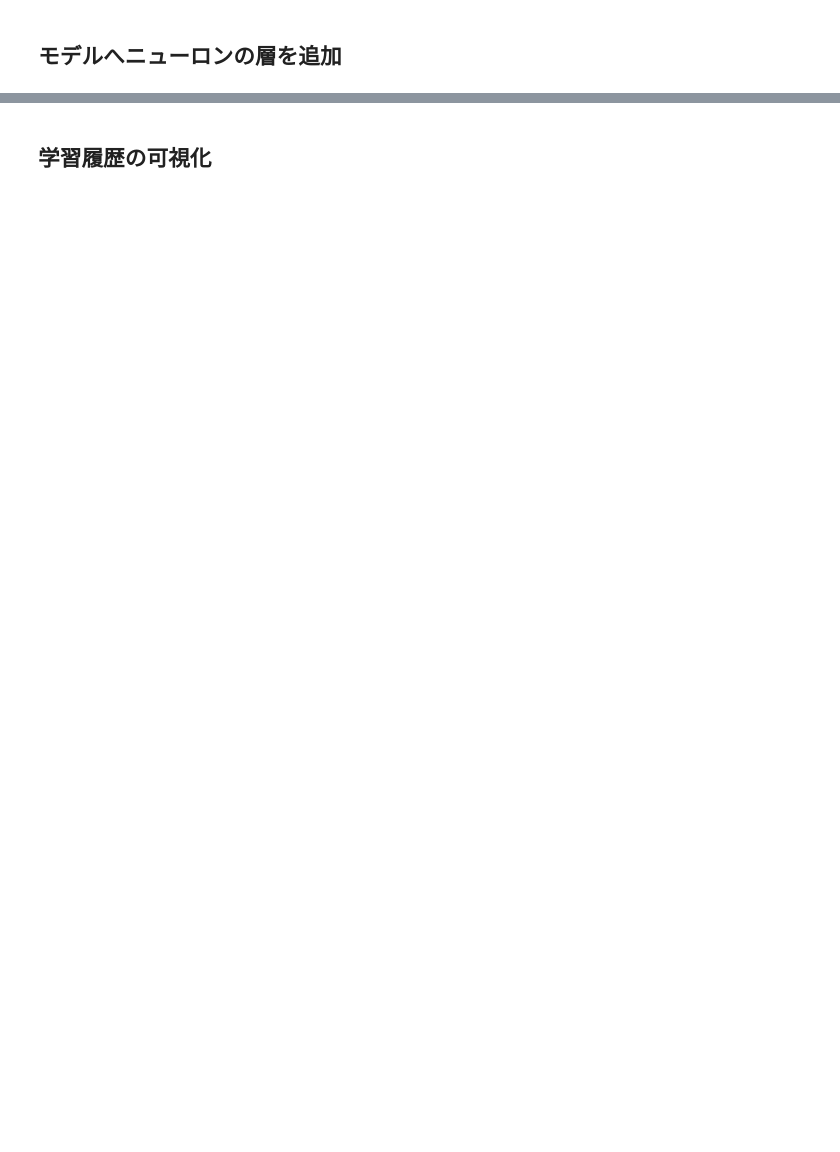
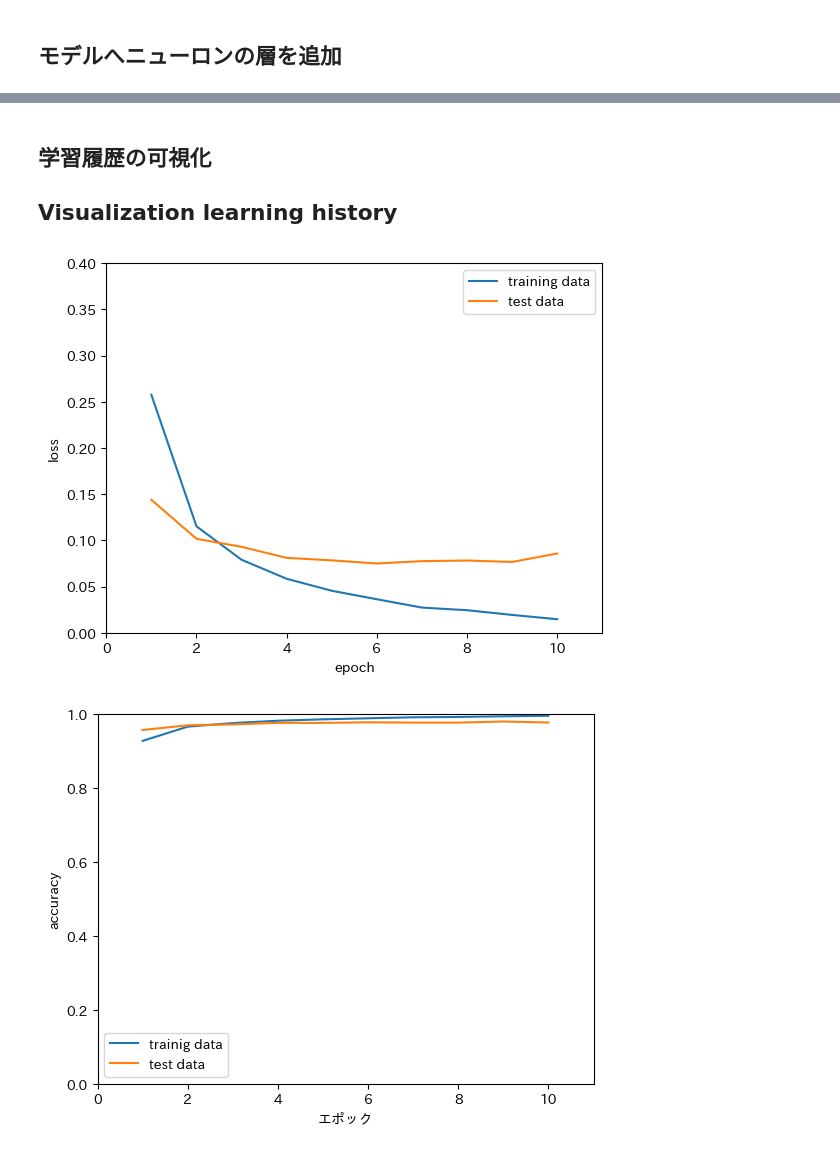
Before and after one commit to harabou/NCD_biostat, a Jupyter notebook: mnist.ipynb, the cells around one changed output, grey strips where cells are left out. Drawn from its saved outputs; the diff is of its cells as text; code cells hidden in the pictures; blank space fills up the shorter version.

```diff
--- a/mnist.ipynb
+++ b/mnist.ipynb
@@ -75,8 +137,7 @@ print(y_train[0:4])
 # %%
 from tensorflow.keras.models import Sequential
 
-# 講義資料を参考にし、抜けている部分を自分で書き足しなさい
-model =
+model = Sequential()
 # %% [markdown]
 ## モデルへニューロンの層を追加
 # %%
@@ -86,15 +147,13 @@ from tensorflow.keras.layers import Dense, Dropout, Flatten
 
 # Flatten層の追加
 # 28画素×28画素の画像を1次元配列に変換する
-# 講義資料を参考にし、抜けている部分を自分で書き足しなさい
-model.add(Flatten(     ))
+
+model.add(Flatten(input_shape=(28,28)))
 
 # 中間層(隠れ層)の追加
-# 講義資料を参考にし、抜けている部分を自分で書き足しなさい
-model.add(Dense(       ))
+model.add(Dense(units=128, activation='relu'))
 
 # 出力層の追加
-# 講義資料を参考にし、抜けている部分を自分で書き足しなさい
-model.add(Dense(       ))
+model.add(Dense(units=10, activation='softmax'))
 # %% [markdown]
 ## モデルのコンパイル
@@ -101,7 +161,6 @@ model.add(Dense(       ))
 # %%
-# 講義資料を参考にし、抜けている部分を自分で書き足しなさい
-model.compile(optimizer =     ,
-              loss =        ,
-              metrics = [        ])
+model.compile(optimizer ='adam' ,
+              loss = 'categorical_crossentropy',
+              metrics = ['accuracy'])
 
 model.summary()
@@ -110,6 +184,5 @@ model.summary()
 # %%
 epochs = 10
 
-# 講義資料を参考にし、抜けている部分を自分で書き足しなさい
-results = model.fit(      ,      , epochs =    , \
-                    validation_data = (        ))
+results = model.fit(x_train,y_train, epochs = epochs , \
+                    validation_data = (x_test, y_test))
@@ -116,5 +210,6 @@ results = model.fit(      ,      , epochs =    , \
 # %% [markdown]
 ## 学習履歴の可視化
+## Visualization learning history
 # %%
 
 # 学習のエポック数のリストを生成
@@ -128,7 +223,7 @@ epo = range(1, epochs+1)
 fig = plt.figure()
 ax = fig.add_subplot(111)
 
-ax.set_xlabel("エポック")
+ax.set_xlabel("epoch")
 ax.set_ylabel("loss")
 
 
@@ -138,37 +233,40 @@ ax.set_ylim(0,0.4)
 
 
 # 訓練用データでの損失関数のグラフ
-ax.plot(epo, results.history["loss"], label="訓練用データ")
+ax.plot(epo, results.history["loss"], label="training data")
 # テスト用データでの損失関数のグラフ
-ax.plot(epo, results.history["val_loss"], label="テスト用データ")
+ax.plot(epo, results.history["val_loss"], label="test data")
 
 ax.legend()
 
 plt.show()
 
 
 #------------------------------
 # 正解率のグラフを表示
 #------------------------------
 
 
 fig = plt.figure()
 ax = fig.add_subplot(111)
 
 ax.set_xlabel("エポック")
 ax.set_ylabel("accuracy")
 
 ax.set_xlim(0,epochs + 1)
 ax.set_ylim(0,1)
 
 
 # 訓練用データでの正解率のグラフ
-ax.plot(epo, results.history["accuracy"], label="訓練用データ")
+ax.plot(epo, results.history["accuracy"], label="trainig data")
 # テスト用データでの正解率のグラフ
-ax.plot(epo, results.history["val_accuracy"], label="テスト用データ")
+ax.plot(epo, results.history["val_accuracy"], label="test data")
 
 ax.legend()
 
 plt.show()
+# %% [output]
+[figure, added]
+[figure, added]
 # %% [markdown]
 ## 学習済みモデルを用いた予測
```
Also changed, not shown: parts of 17 cells of this notebook, 1 other file.
